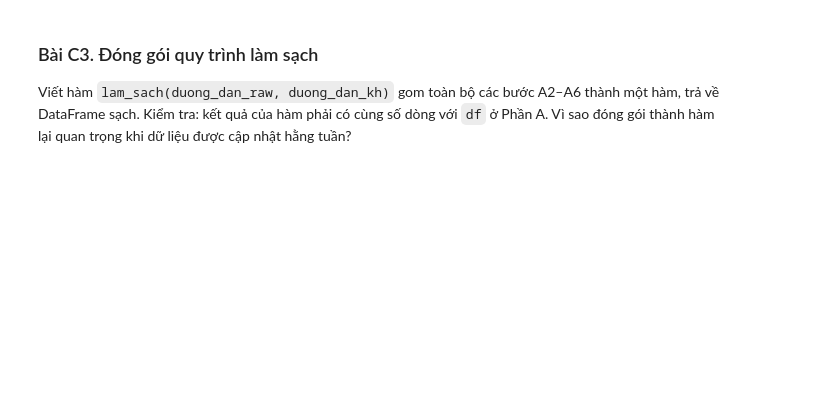
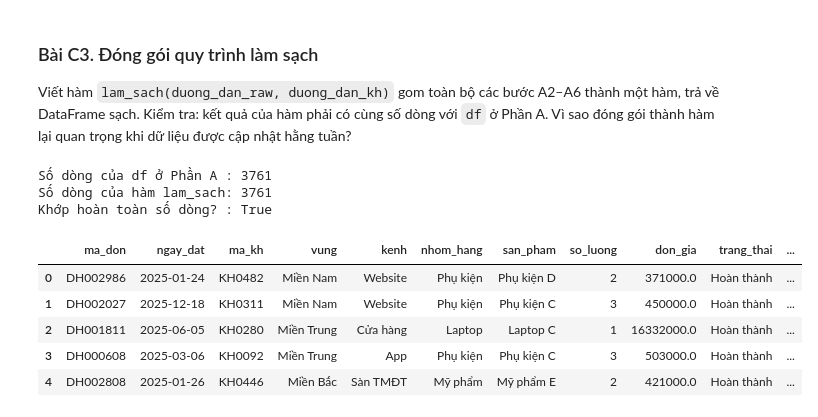
Before and after one commit to binhnhi240926/MacThiBinhNhi_26C1INF50909802, a Jupyter notebook: python_kinh_doanh/bai_tap/Buoi_05_BaiTap.ipynb, the cells around one changed output. Drawn from its saved outputs; the diff is of its cells as text; code cells hidden in the pictures; blank space fills up the shorter version.

```diff
--- a/python_kinh_doanh/bai_tap/Buoi_05_BaiTap.ipynb
+++ b/python_kinh_doanh/bai_tap/Buoi_05_BaiTap.ipynb
@@ -184,3 +376,16 @@ Tạo cột 0/1 cho đơn hủy rồi lấy trung bình theo nhóm = tỷ lệ.
 </details>
 # %%
 # Viết code của bạn ở đây
+df["da_huy"] = (df["trang_thai"] == "Đã hủy").astype(int)
+huy_theo_kenh = (df.groupby("kenh")["da_huy"].mean() * 100).round(2).sort_values(ascending=False)
+huy_theo_nhom = (df.groupby("nhom_hang")["da_huy"].mean() * 100).round(2).sort_values(ascending=False)
+pv_huy = (pd.pivot_table(df, index="nhom_hang", columns="kenh", values="da_huy", aggfunc="mean") * 100).round(2)
+
+print("TỶ LỆ HỦY ĐƠN THEO KÊNH BÁN (%)")
+display(huy_theo_kenh.to_frame(name="ty_le_huy (%)"))
+print("\n TỶ LỆ HỦY ĐƠN THEO NHÓM HÀNG (%)")
+display(huy_theo_nhom.to_frame(name="ty_le_huy (%)"))
+print("\n CHI TIẾT TỶ LỆ HỦY THEO NHÓM HÀNG & KÊNH (%)")
+display(pv_huy)
+print(f"-> Kênh có tỷ lệ hủy cao nhất: {huy_theo_kenh.idxmax()} ({huy_theo_kenh.max()}%)")
+print(f"-> Nhóm hàng có tỷ lệ hủy cao nhất: {huy_theo_nhom.idxmax()} ({huy_theo_nhom.max()}%)")
@@ -222,3 +694,50 @@ Kiểm tra: kết quả của hàm phải có cùng số dòng với `df` ở Ph
 khi dữ liệu được cập nhật hằng tuần?
 # %%
 # Viết code của bạn ở đây
+def lam_sach(duong_dan_raw, duong_dan_kh):
+    data = pd.read_csv(duong_dan_raw)
+    kh = pd.read_csv(duong_dan_kh)
+    data = data.drop_duplicates().copy()
+    data["vung"] = data["vung"].str.strip().str.title()
+    def lam_sach_gia(x):
+        if isinstance(x, str):
+            x = x.replace("đ", "").replace(".", "").strip()
+        return float(x)
+
+    data["don_gia"] = data["don_gia"].apply(lam_sach_gia)
+    data["so_luong"] = pd.to_numeric(data["so_luong"], errors="coerce")
+    data["ngay_dat"] = pd.to_datetime(data["ngay_dat"], format="mixed", dayfirst=True)
+    data["thang"] = data["ngay_dat"].dt.month
+    data["quy"] = data["ngay_dat"].dt.quarter
+    data["thu"] = data["ngay_dat"].dt.day_name()
+    data["so_luong"] = data["so_luong"].fillna(data["so_luong"].median())
+    vung_kh = kh.set_index("ma_kh")["vung"]
+    data["vung"] = data["vung"].fillna(data["ma_kh"].map(vung_kh))
+    data = data[data["don_gia"] > 0]
+    def la_ngoai_lai(g):
+        q1, q3 = g.quantile([0.25, 0.75])
+        iqr = q3 - q1
+        return (g < q1 - 1.5 * iqr) | (g > q3 + 1.5 * iqr)
+
+    ngoai_lai = data.groupby("nhom_hang")["don_gia"].transform(la_ngoai_lai)
+    data = data[~ngoai_lai].copy()
+    data["so_luong"] = data["so_luong"].astype(int)
+    data["doanh_thu"] = data["so_luong"] * data["don_gia"]
+
+    return data
+df_sach = lam_sach(DATA + "ecommerce_orders_raw.csv", DATA + "customers.csv")
+
+print(f"Số dòng của df ở Phần A : {len(df)}")
+print(f"Số dòng của hàm lam_sach: {len(df_sach)}")
+print("Khớp hoàn toàn số dòng? :", len(df) == len(df_sach))
+display(df_sach.head())
+# %% [output]
+Số dòng của df ở Phần A : 3761
+Số dòng của hàm lam_sach: 3761
+Khớp hoàn toàn số dòng? : True
+|  | ma_don | ngay_dat | ma_kh | vung | kenh | nhom_hang | san_pham | so_luong | don_gia | trang_thai | ... |
+| 0 | DH002986 | 2025-01-24 | KH0482 | Miền Nam | Website | Phụ kiện | Phụ kiện D | 2 | 371000.0 | Hoàn thành | ... |
+| 1 | DH002027 | 2025-12-18 | KH0311 | Miền Nam | Website | Phụ kiện | Phụ kiện C | 3 | 450000.0 | Hoàn thành | ... |
+| 2 | DH001811 | 2025-06-05 | KH0280 | Miền Trung | Cửa hàng | Laptop | Laptop C | 1 | 16332000.0 | Hoàn thành | ... |
+| 3 | DH000608 | 2025-03-06 | KH0092 | Miền Trung | App | Phụ kiện | Phụ kiện C | 3 | 503000.0 | Hoàn thành | ... |
+| 4 | DH002808 | 2025-01-26 | KH0446 | Miền Bắc | Sàn TMĐT | Mỹ phẩm | Mỹ phẩm E | 2 | 421000.0 | Hoàn thành | ... |
```
Also changed, not shown: parts of 18 cells of this notebook.
